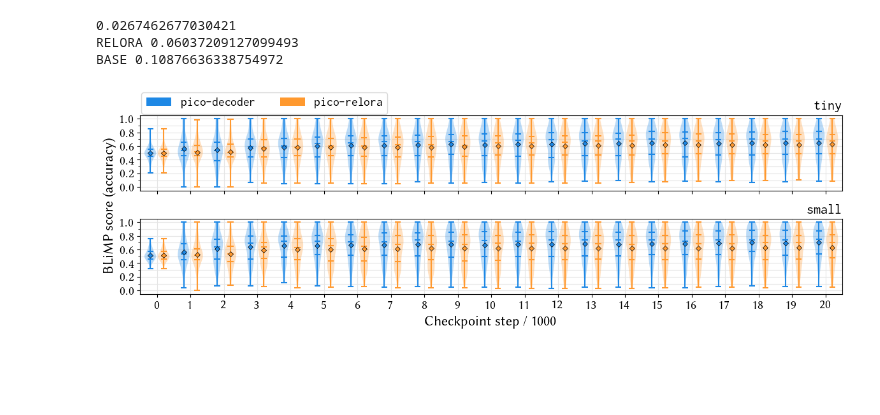
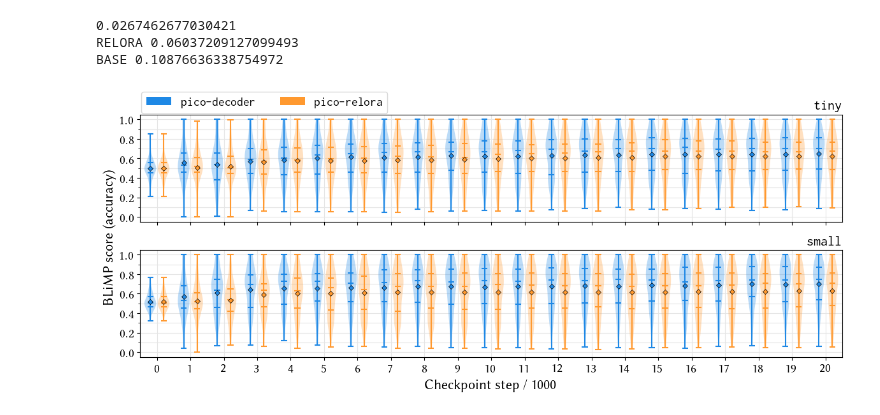
Before and after one commit to Yu-val-weiss/relora-pico, a Jupyter notebook: notebooks/blimp-plots-violin.ipynb, the cells around one changed output. Drawn from its saved outputs; the diff is of its cells as text; code cells hidden in the pictures; blank space fills up the shorter version.

Commit message:
increase height for violin plot

```diff
--- a/notebooks/blimp-plots-violin.ipynb
+++ b/notebooks/blimp-plots-violin.ipynb
@@ -83,7 +83,7 @@ print("BASE", np.mean((small_uids - tiny_uids) / tiny_uids))
 RELORA 0.06037209127099493
 BASE 0.10876636338754972
 # %%
-fig, axs = plt.subplots(2, 1, figsize=(12, 4), sharex=True)
+fig, axs = plt.subplots(2, 1, figsize=(12, 5), sharex=True)
 
 labels = [r"\texttt{pico-decoder}", r"\texttt{pico-relora}"]
 titles = [r"\texttt{tiny}", r"\texttt{small}"]
@@ -166,31 +166,31 @@ for ax_idx, (uid_data, ax) in enumerate(zip(uid_scale, axs)):
     ax.grid(which="both", axis="both", color="#E5E5E5")
     ax.set_axisbelow(True)
 
     if ax_idx == 0:
         # Add legend
         legend_elements = [Patch(facecolor=color, label=label) for color, label in zip(colors, labels)]
         ax.legend(
             handles=legend_elements,
             loc="lower left",
             bbox_to_anchor=(0, 1),
             borderaxespad=0.1,
             fontsize=TICK_LABEL_SIZE,
             ncol=len(legend_elements),
         )
 
 
 fig.supylabel("PLACEHOLDER", fontsize=AXIS_LABEL_SIZE)
 
 fig.tight_layout()
 
 pos = [ax.get_position() for ax in axs]
 
 leg_x = pos[0].x0 - 0.005
 leg_y = (pos[0].y0 + pos[1].y1) / 2
 
 fig.supylabel("BLiMP score (accuracy)", fontsize=AXIS_LABEL_SIZE, y=leg_y)
 
 fig.savefig("../graphs/blimp_violin.pdf")
 fig.show()
 # %% [output]
-[figure, old version]
+[figure, new version]
```
Also changed, not shown: 1 other file.
